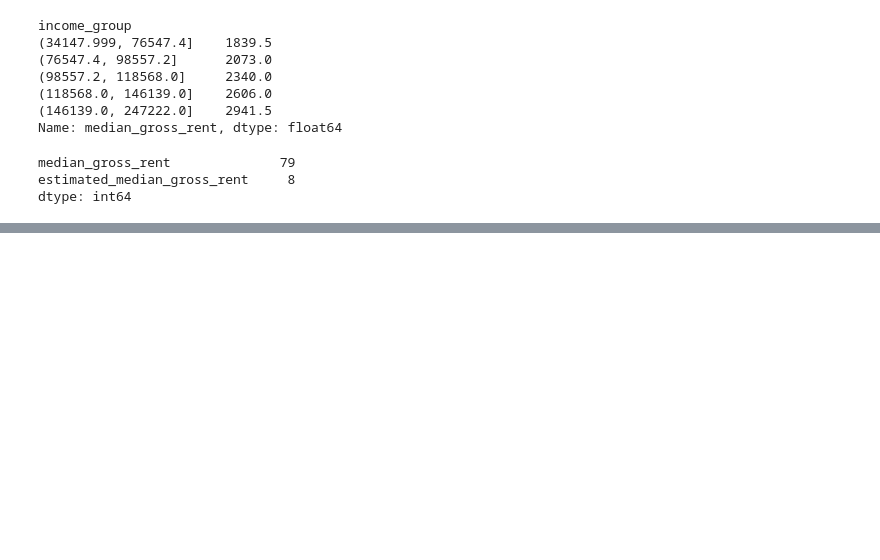
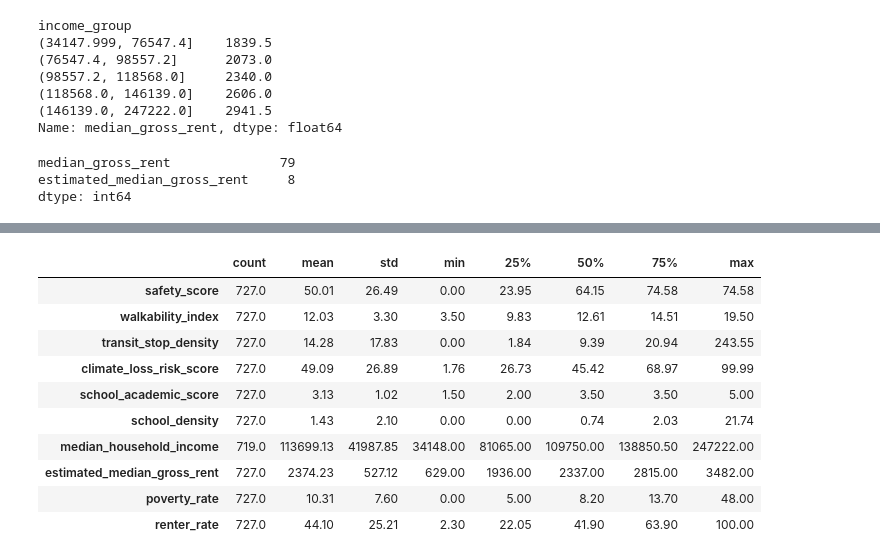
Before and after one commit to coco-martinez/san-diego-neighborhood-opportunity, a Jupyter notebook: notebooks/07_eda.ipynb, the cells around one changed output, grey strips where cells are left out. Saved outputs shown, nothing was run; the diff lists cells and outputs as text; code cells hidden in the pictures; blank space fills up the shorter version.

```diff
--- a/notebooks/07_eda.ipynb
+++ b/notebooks/07_eda.ipynb
@@ -657,0 +1168,28 @@ dtype: int64
+# %%
+# selecting the main features to review first
+
+core_eda_features = [
+    'safety_score',
+    'walkability_index',
+    'transit_stop_density',
+    'climate_loss_risk_score',
+    'school_academic_score',
+    'school_density',
+    'median_household_income',
+    'estimated_median_gross_rent',
+    'poverty_rate',
+    'renter_rate']
+
+df[core_eda_features].describe().T.round(2)
+# %% [output]
+|  | count | mean | std | min | 25% | 50% | 75% | max |
+| safety_score | 727.0 | 50.01 | 26.49 | 0.00 | 23.95 | 64.15 | 74.58 | 74.58 |
+| walkability_index | 727.0 | 12.03 | 3.30 | 3.50 | 9.83 | 12.61 | 14.51 | 19.50 |
+| transit_stop_density | 727.0 | 14.28 | 17.83 | 0.00 | 1.84 | 9.39 | 20.94 | 243.55 |
+| climate_loss_risk_score | 727.0 | 49.09 | 26.89 | 1.76 | 26.73 | 45.42 | 68.97 | 99.99 |
+| school_academic_score | 727.0 | 3.13 | 1.02 | 1.50 | 2.00 | 3.50 | 3.50 | 5.00 |
+| school_density | 727.0 | 1.43 | 2.10 | 0.00 | 0.00 | 0.74 | 2.03 | 21.74 |
+| median_household_income | 719.0 | 113699.13 | 41987.85 | 34148.00 | 81065.00 | 109750.00 | 138850.50 | 247222.00 |
+| estimated_median_gross_rent | 727.0 | 2374.23 | 527.12 | 629.00 | 1936.00 | 2337.00 | 2815.00 | 3482.00 |
+| poverty_rate | 727.0 | 10.31 | 7.60 | 0.00 | 5.00 | 8.20 | 13.70 | 48.00 |
+| renter_rate | 727.0 | 44.10 | 25.21 | 2.30 | 22.05 | 41.90 | 63.90 | 100.00 |
```
Also changed, not shown: parts of 41 cells of this notebook.
